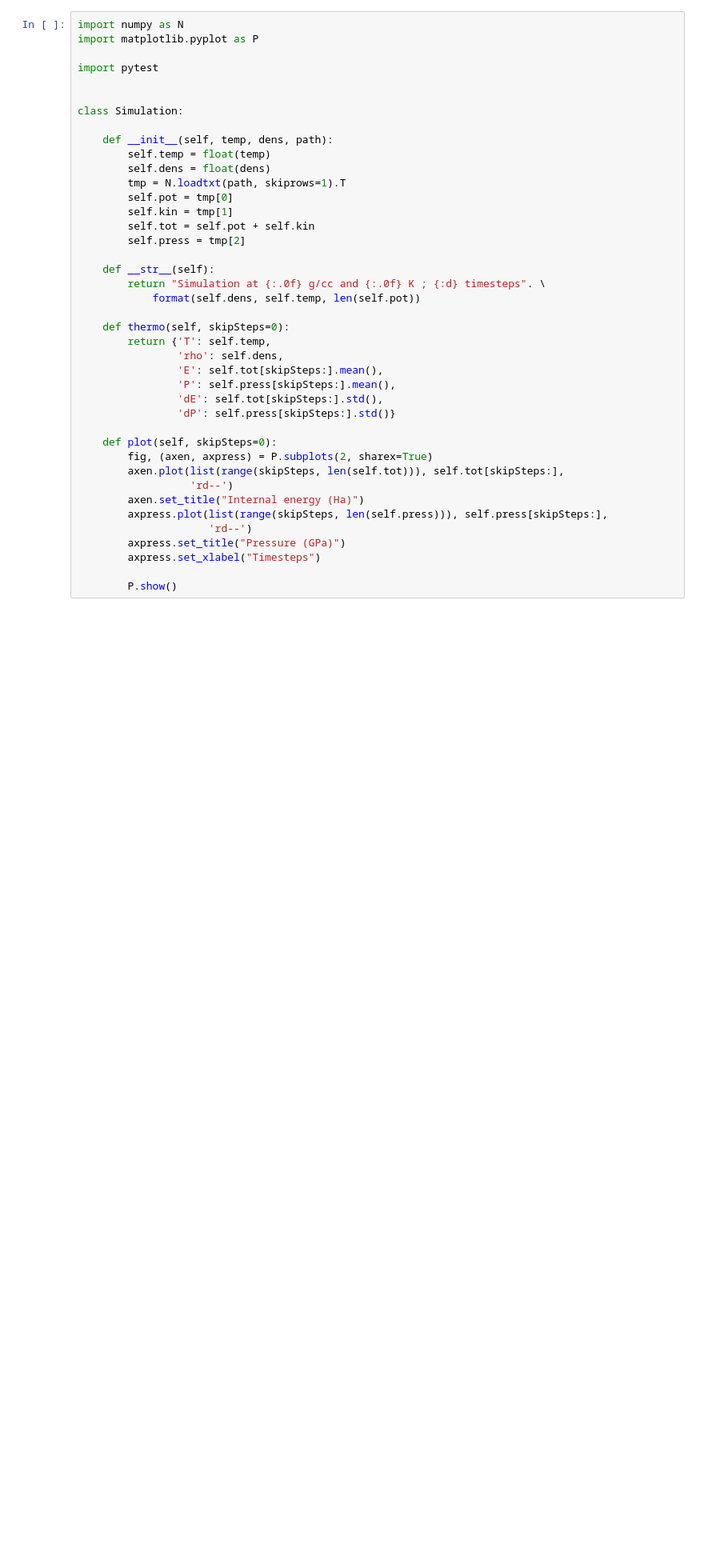
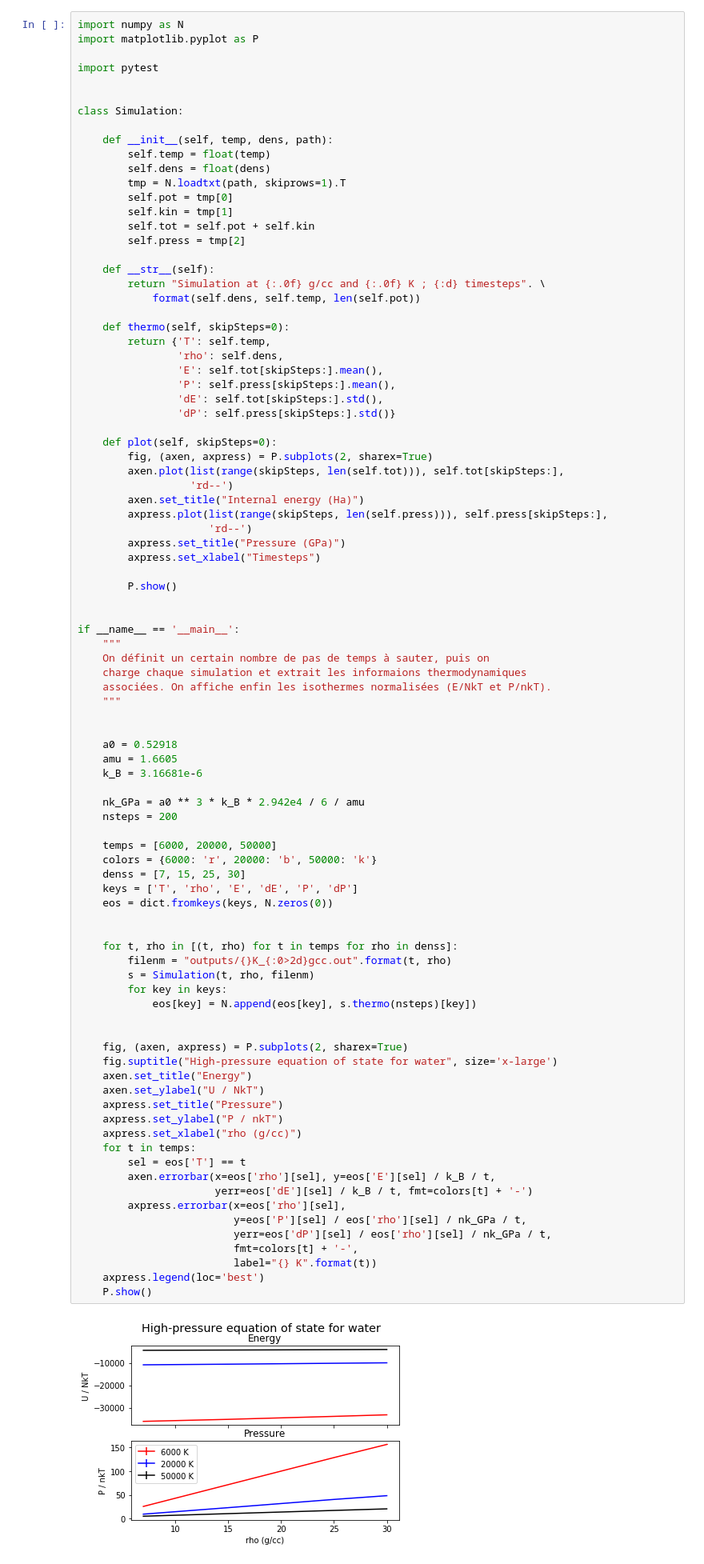
Before and after one commit to ouail-bousfiha/Exam-Python, a Jupyter notebook: itiiPythonExam.ipynb, the cells around one changed output. Shown at 80% size. Drawn from its saved outputs; the diff is of its cells as text; blank space fills up the shorter version.

```diff
--- a/itiiPythonExam.ipynb
+++ b/itiiPythonExam.ipynb
@@ -77,33 +77,84 @@ class Simulation:
         self.dens = float(dens)
         tmp = N.loadtxt(path, skiprows=1).T
         self.pot = tmp[0]
         self.kin = tmp[1]
         self.tot = self.pot + self.kin
         self.press = tmp[2]
 
     def __str__(self):
         return "Simulation at {:.0f} g/cc and {:.0f} K ; {:d} timesteps". \
             format(self.dens, self.temp, len(self.pot))
 
     def thermo(self, skipSteps=0):
         return {'T': self.temp,
                 'rho': self.dens,
                 'E': self.tot[skipSteps:].mean(),
                 'P': self.press[skipSteps:].mean(),
                 'dE': self.tot[skipSteps:].std(),
                 'dP': self.press[skipSteps:].std()}
 
     def plot(self, skipSteps=0):
         fig, (axen, axpress) = P.subplots(2, sharex=True)
         axen.plot(list(range(skipSteps, len(self.tot))), self.tot[skipSteps:],
                   'rd--')
         axen.set_title("Internal energy (Ha)")
         axpress.plot(list(range(skipSteps, len(self.press))), self.press[skipSteps:],
                      'rd--')
         axpress.set_title("Pressure (GPa)")
         axpress.set_xlabel("Timesteps")
 
         P.show()
+
+
+if __name__ == '__main__':
+    """
+    On définit un certain nombre de pas de temps à sauter, puis on
+    charge chaque simulation et extrait les informaions thermodynamiques
+    associées. On affiche enfin les isothermes normalisées (E/NkT et P/nkT).
+    """
+
+
+    a0 = 0.52918
+    amu = 1.6605
+    k_B = 3.16681e-6
+
+    nk_GPa = a0 ** 3 * k_B * 2.942e4 / 6 / amu
+    nsteps = 200
+
+    temps = [6000, 20000, 50000]
+    colors = {6000: 'r', 20000: 'b', 50000: 'k'}
+    denss = [7, 15, 25, 30]
+    keys = ['T', 'rho', 'E', 'dE', 'P', 'dP']
+    eos = dict.fromkeys(keys, N.zeros(0))
+
+
+    for t, rho in [(t, rho) for t in temps for rho in denss]:
+        filenm = "outputs/{}K_{:0>2d}gcc.out".format(t, rho)
+        s = Simulation(t, rho, filenm)
+        for key in keys:
+            eos[key] = N.append(eos[key], s.thermo(nsteps)[key])
+
+
+    fig, (axen, axpress) = P.subplots(2, sharex=True)
+    fig.suptitle("High-pressure equation of state for water", size='x-large')
+    axen.set_title("Energy")
+    axen.set_ylabel("U / NkT")
+    axpress.set_title("Pressure")
+    axpress.set_ylabel("P / nkT")
+    axpress.set_xlabel("rho (g/cc)")
+    for t in temps:
+        sel = eos['T'] == t
+        axen.errorbar(x=eos['rho'][sel], y=eos['E'][sel] / k_B / t,
+                      yerr=eos['dE'][sel] / k_B / t, fmt=colors[t] + '-')
+        axpress.errorbar(x=eos['rho'][sel],
+                         y=eos['P'][sel] / eos['rho'][sel] / nk_GPa / t,
+                         yerr=eos['dP'][sel] / eos['rho'][sel] / nk_GPa / t,
+                         fmt=colors[t] + '-',
+                         label="{} K".format(t))
+    axpress.legend(loc='best')
+    P.show()
+# %% [output]
+[figure, added]
 # %% [markdown]
 Ex 3: Le problème du voyageur de commerce
 
```
